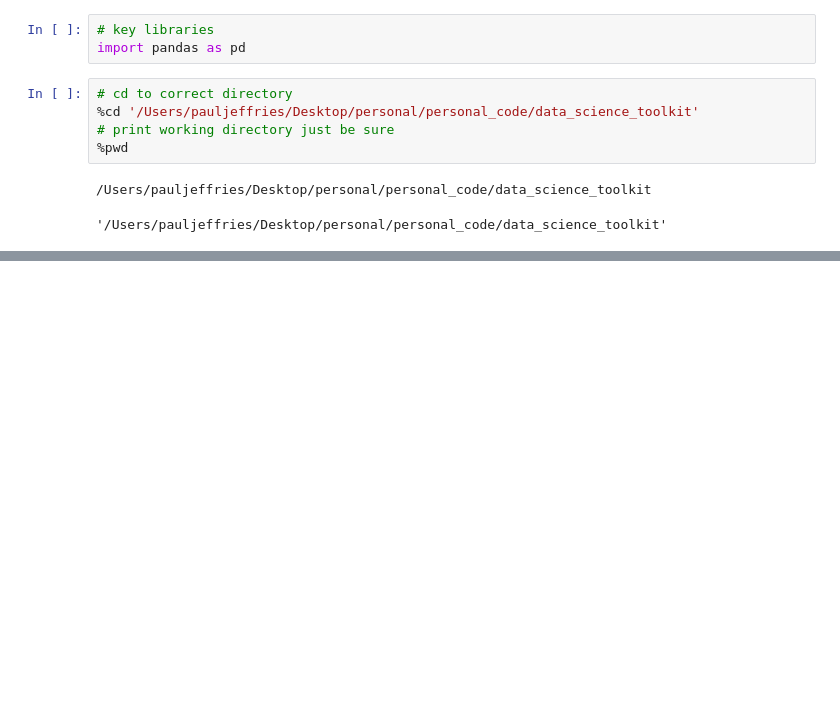
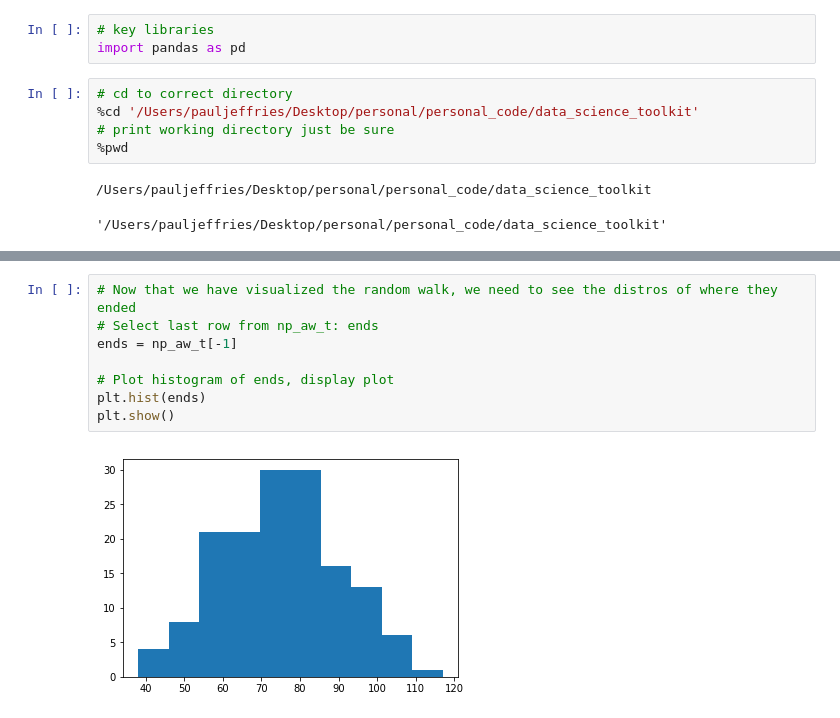
Before and after one commit to pmaji/data-science-toolkit, a Jupyter notebook: playground/python_basic_data_science_playground.ipynb, the cells around one changed output, grey strips where cells are left out. Drawn from its saved outputs; the diff is of its cells as text; blank space fills up the shorter version.

```diff
--- a/playground/python_basic_data_science_playground.ipynb
+++ b/playground/python_basic_data_science_playground.ipynb
@@ -51,0 +121,10 @@ base_df.head()
+# %%
+# Now that we have visualized the random walk, we need to see the distros of where they ended
+# Select last row from np_aw_t: ends
+ends = np_aw_t[-1]
+
+# Plot histogram of ends, display plot
+plt.hist(ends)
+plt.show()
+# %% [output]
+[figure, added]
```
Also changed, not shown: parts of 12 cells of this notebook.
